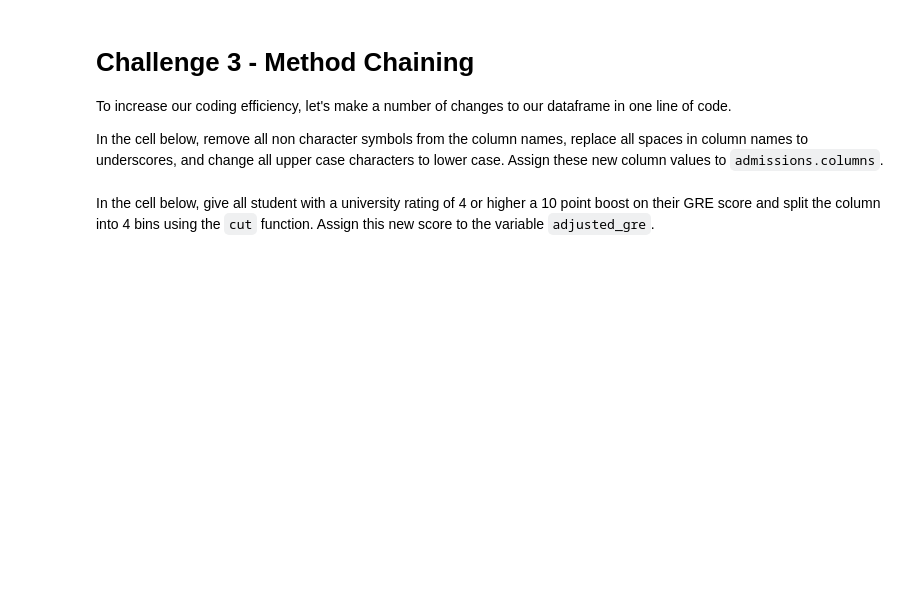
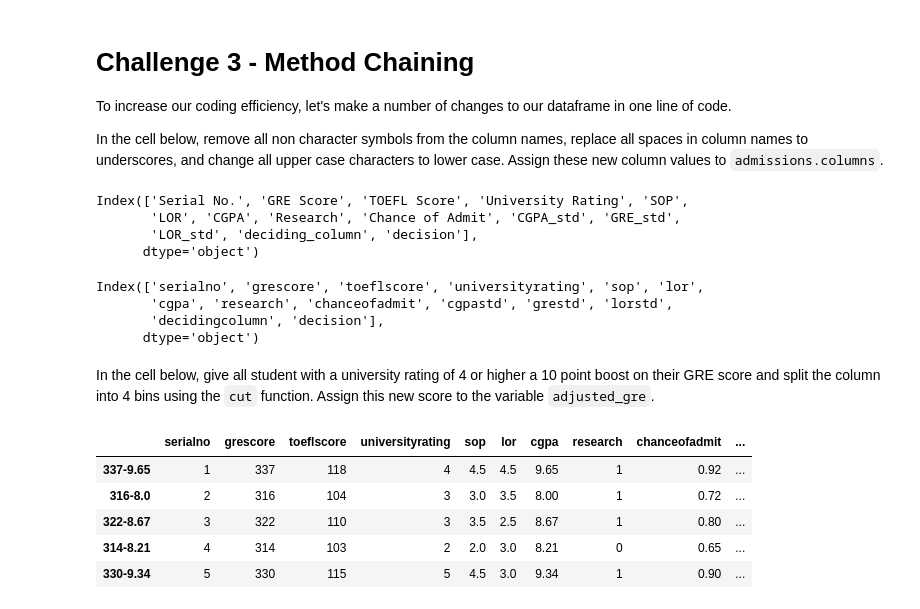
Before and after one commit to JavierLuna/data-labs, a Jupyter notebook: module-2/lab-advanced-pandas/your-code/main.ipynb, the cells around one changed output. Saved outputs shown, nothing was run; the diff lists cells and outputs as text; code cells hidden in the pictures; blank space fills up the shorter version.

```diff
--- a/module-2/lab-advanced-pandas/your-code/main.ipynb
+++ b/module-2/lab-advanced-pandas/your-code/main.ipynb
@@ -262,2 +260,19 @@ In the cell below, remove all non character symbols from the column names, repla
+# %%
+admissions.columns
+# %% [output]
+Index(['Serial No.', 'GRE Score', 'TOEFL Score', 'University Rating', 'SOP',
+       'LOR', 'CGPA', 'Research', 'Chance of Admit', 'CGPA_std', 'GRE_std',
+       'LOR_std', 'deciding_column', 'decision'],
+      dtype='object')
+# %%
+admissions.columns = admissions.columns.str.replace('[^a-zA-Z]', '')
+admissions.columns = admissions.columns.str.replace(' ', '_')
+admissions.columns = admissions.columns.str.lower()
+admissions.columns
+# %% [output]
+Index(['serialno', 'grescore', 'toeflscore', 'universityrating', 'sop', 'lor',
+       'cgpa', 'research', 'chanceofadmit', 'cgpastd', 'grestd', 'lorstd',
+       'decidingcolumn', 'decision'],
+      dtype='object')
 # %% [markdown]
 In the cell below, give all student with a university rating of 4 or higher a 10 point boost on their GRE score and split the column into 4 bins using the `cut` function. Assign this new score to the variable `adjusted_gre`.
@@ -265,0 +279,10 @@ In the cell below, give all student with a university rating of 4 or higher a 10
+# %%
+admissions['pondered_gre_score'] = np.where(admissions['universityrating'] > 4, admissions['grescore'] + 10, admissions['grescore'])
+admissions.head()
+# %% [output]
+|  | serialno | grescore | toeflscore | universityrating | sop | lor | cgpa | research | chanceofadmit | ... |
+| 337-9.65 | 1 | 337 | 118 | 4 | 4.5 | 4.5 | 9.65 | 1 | 0.92 | ... |
+| 316-8.0 | 2 | 316 | 104 | 3 | 3.0 | 3.5 | 8.00 | 1 | 0.72 | ... |
+| 322-8.67 | 3 | 322 | 110 | 3 | 3.5 | 2.5 | 8.67 | 1 | 0.80 | ... |
+| 314-8.21 | 4 | 314 | 103 | 2 | 2.0 | 3.0 | 8.21 | 0 | 0.65 | ... |
+| 330-9.34 | 5 | 330 | 115 | 5 | 4.5 | 3.0 | 9.34 | 1 | 0.90 | ... |
```
Also changed, not shown: parts of 4 cells of this notebook.
